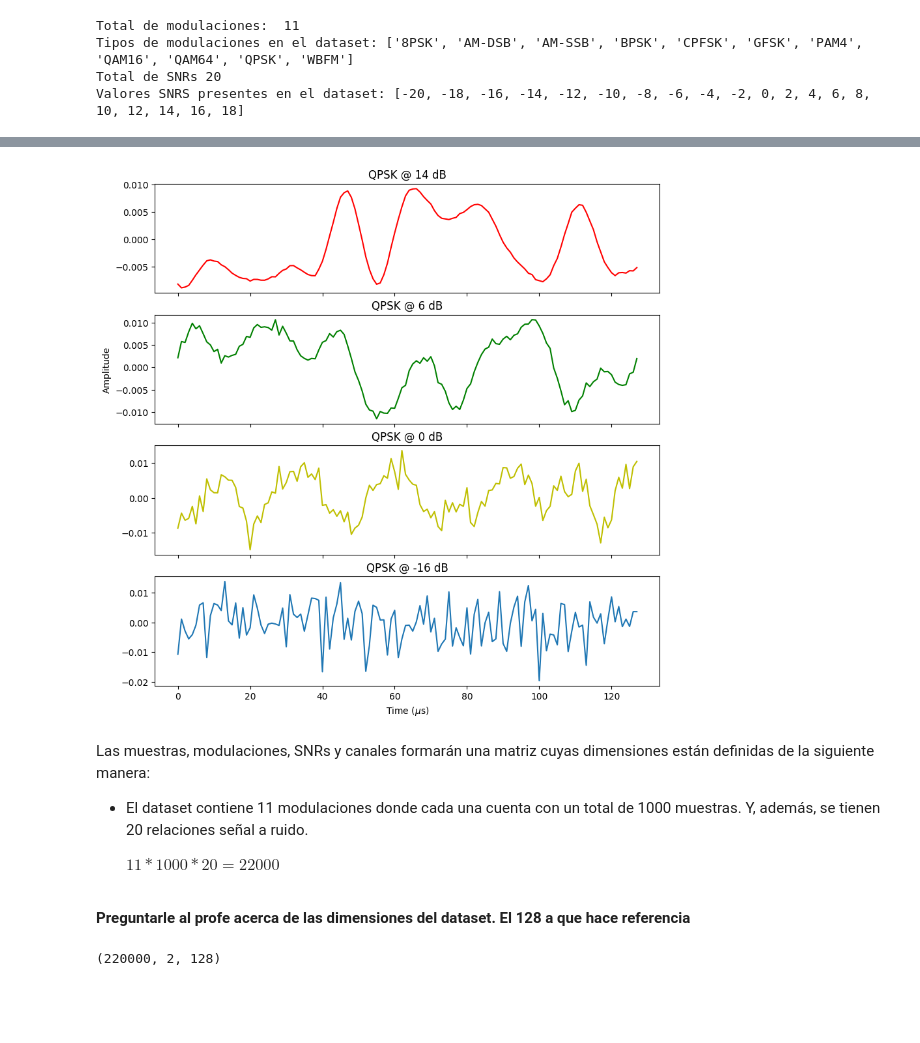
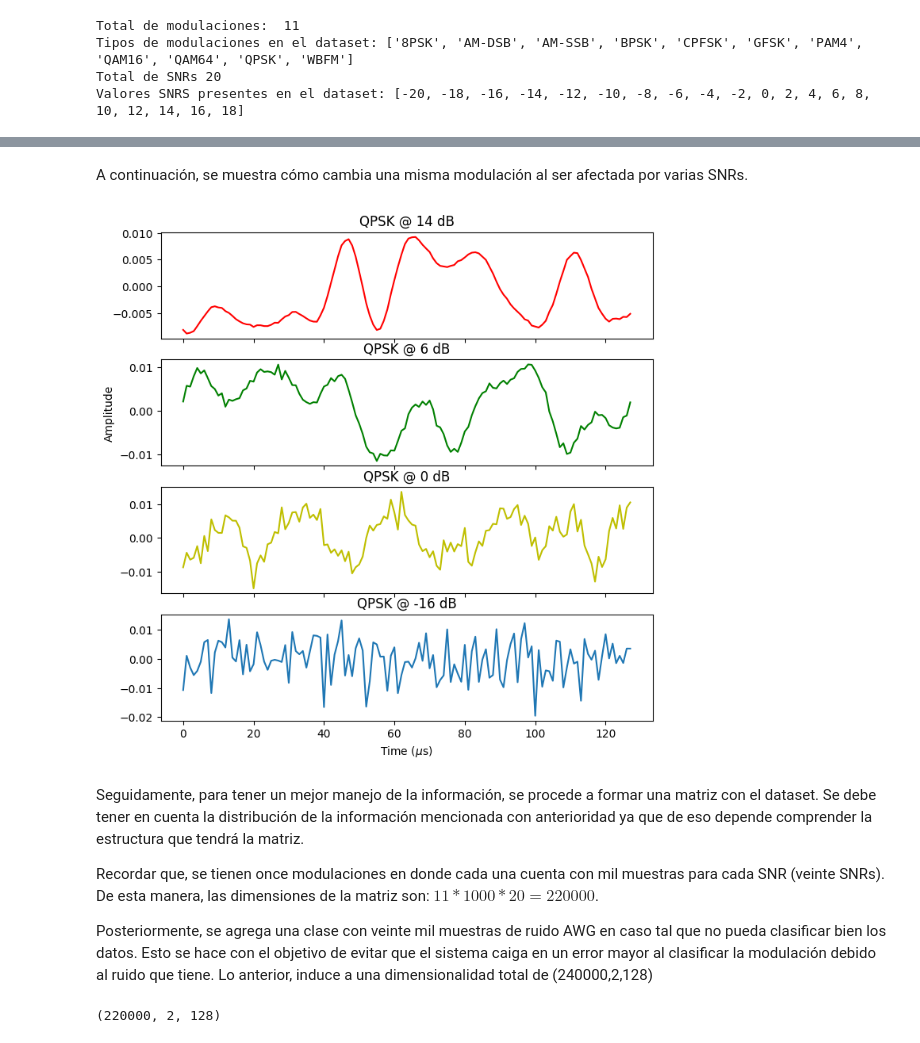
Before and after one commit to MarianaNV10/TDS3-FP, a Jupyter notebook: FinalProject_TDS3.ipynb, the cells around one changed output, grey strips where cells are left out. Cells and saved outputs as stored; diff of their text form; code cells hidden in the pictures; blank space fills up the shorter version.

Commit message:
Se detalla el análisis del dataset y el manejo de los datos y etiquetas para su uso en el modelo de la red neuronal

```diff
--- a/FinalProject_TDS3.ipynb
+++ b/FinalProject_TDS3.ipynb
@@ -67,46 +75,46 @@ def reconstructSignal(s):
     n = len(I)   # number of samples
     f = 1e6     # Carrier frequency
     return I*np.cos(2*np.pi*f*np.arange(n)) + Q*np.sin(2*np.pi*f*np.arange(n))
+# %% [markdown]
+A continuación, se muestra cómo cambia una misma modulación al ser afectada por varias SNRs.
 # %%
 # Plot some of the data
 nFigs = 4
 
-plt.figure(figsize=(10, 10))
+plt.figure(figsize=(8, 8))
 
 ax1 = plt.subplot(nFigs, 1, 1);
 plt.plot(reconstructSignal(Xd['QPSK', 14][2,:,:]), color='r');
 plt.title('QPSK @ 14 dB')
 
 ax2 = plt.subplot(nFigs, 1, 2, sharex=ax1);
 plt.plot(reconstructSignal(Xd['QPSK', 6][99,:,:]), color='g');
 plt.title('QPSK @ 6 dB')
 
 plt.ylabel('Amplitude');
 
 ax3 = plt.subplot(nFigs, 1, 3, sharex=ax1)
 plt.plot(reconstructSignal(Xd['QPSK', 0][456,:,:]), color='y');
 plt.title('QPSK @ 0 dB')
 
 ax4 = plt.subplot(nFigs, 1, 4, sharex=ax1)
 plt.plot(reconstructSignal(Xd['QPSK', -16][32,:,:]));
 plt.title('QPSK @ -16 dB')
 
 # We only need to show the xticks on the bottom subplot
 plt.setp(ax3.get_xticklabels(), visible=False)
 plt.setp(ax2.get_xticklabels(), visible=False)
 plt.setp(ax1.get_xticklabels(), visible=False)
 
 plt.xlabel(r'Time ($\mu$s)');
 # %% [output]
-[figure, old version]
+[figure, new version]
-# %% [markdown]
-Las muestras, modulaciones, SNRs y canales formarán una matriz cuyas dimensiones están definidas de la siguiente manera:
-
-- El dataset contiene 11 modulaciones donde cada una cuenta con un total de 1000 muestras. Y, además, se tienen 20 relaciones señal a ruido.
-
-  $11*1000*20=22000$
-# %% [markdown]
-**Preguntarle al profe acerca de las dimensiones del dataset. El 128 a que hace referencia**
+# %% [markdown]
+Seguidamente, para tener un mejor manejo de la información, se procede a formar una matriz con el dataset. Se debe tener en cuenta la distribución de la información mencionada con anterioridad ya que de eso depende comprender la estructura que tendrá la matriz.
+
+Recordar que, se tienen once modulaciones en donde cada una cuenta con mil muestras para cada SNR (veinte SNRs). De esta manera, las dimensiones de la matriz son: $11*1000*20=220000$.
+
+Posteriormente, se agrega una clase con veinte mil muestras de ruido AWG en caso tal que no pueda clasificar bien los datos. Esto se hace con el objetivo de evitar que el sistema caiga en un error mayor al clasificar la modulación debido al ruido que tiene. Lo anterior, induce a una dimensionalidad total de (240000,2,128)
 # %%
 # Todos los datos que componen el dataset pasan a formar una matrix
 snrs,mods = map(lambda j: sorted(list(set(map(lambda x: x[j], Xd.keys())))), [1,0])
```
Also changed, not shown: parts of 17 cells of this notebook.
